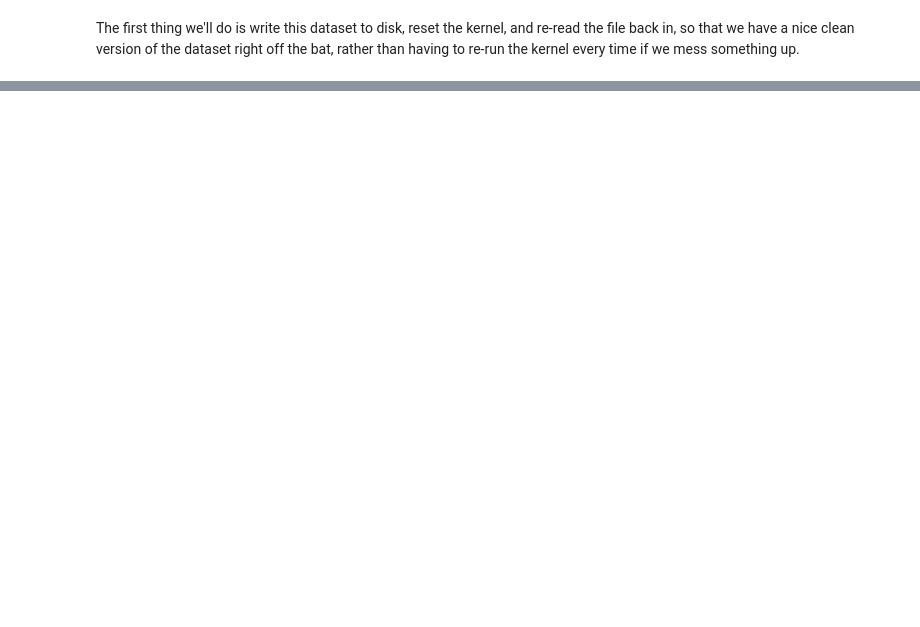
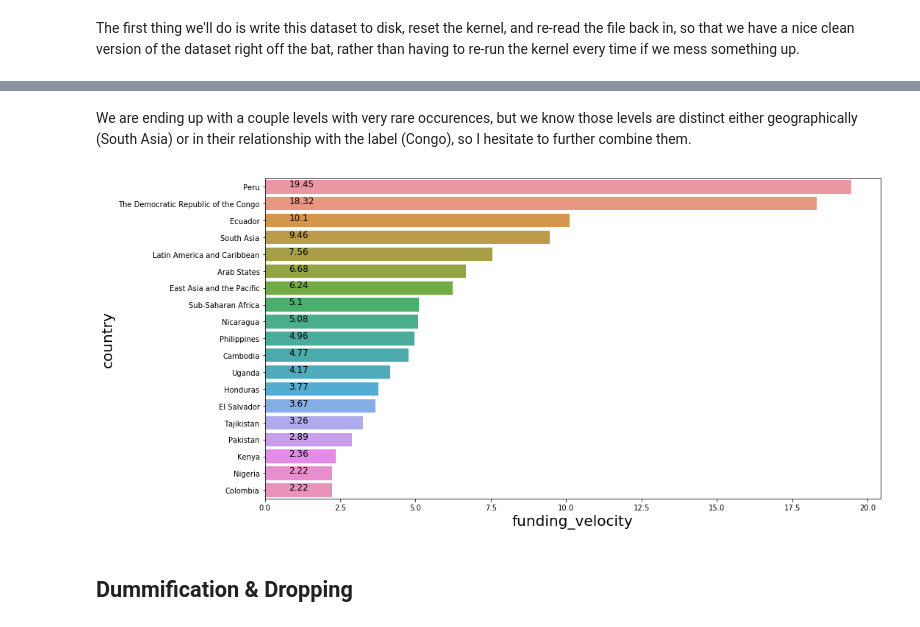
Before and after one commit to JCRaymond/ITCS_4156_FInal, a Jupyter notebook: Final Project.ipynb, the cells around one changed output, grey strips where cells are left out. Saved outputs shown, nothing was run; the diff lists cells and outputs as text; code cells hidden in the pictures; blank space fills up the shorter version.

```diff
--- a/Final Project.ipynb
+++ b/Final Project.ipynb
@@ -2761,0 +2944,3 @@ ValueError: labels ['id' 'funded_amount' 'activity' 'region' 'currency' 'posted_
+# %%
+themes = data.loan_theme_type.value_counts().index.values
+print(len(themes))
@@ -2761,0 +3029,12 @@ ValueError: labels ['id' 'funded_amount' 'activity' 'region' 'currency' 'posted_
+# %%
+insig_countries = []
+
+countries = data.country.value_counts().index.values
+
+for c in countries:
+    freq = len(data[data["country"] == c])
+    percent = (freq / total_instances)
+    if percent < alpha:
+        insig_countries.append(c)
+
+print(len(insig_countries))
@@ -2761,0 +3050,16 @@ ValueError: labels ['id' 'funded_amount' 'activity' 'region' 'currency' 'posted_
+# %%
+country_avgs = data.groupby(['country'])['funding_velocity'].mean()
+region_avgs = data.groupby(['world_region'])['funding_velocity'].mean()
+country_counts = data.country.value_counts()
+
+for country in insig_countries:
+    count = country_counts[country]
+    c_avg = country_avgs[country]
+    region = data[data["country"] == country]["world_region"].iloc[0]
+    r_avg = region_avgs[region]
+    if((abs(c_avg - r_avg) * count) > (total_instances * alpha * 2)):
+        print(country.upper() + " with average: " + str(c_avg))
+        print(region + ": " + str(r_avg))
+        print(count)
+        print()
+        insig_countries.remove(country)
@@ -2761,0 +3082,8 @@ ValueError: labels ['id' 'funded_amount' 'activity' 'region' 'currency' 'posted_
+# %%
+replacements = {}
+
+for country in insig_countries:
+    replacements[country] = data[data["country"] == country]["world_region"].iloc[0]
+
+data = data.replace({"country" : replacements})
+data.country.value_counts()
@@ -2761,0 +3111,8 @@ ValueError: labels ['id' 'funded_amount' 'activity' 'region' 'currency' 'posted_
+# %% [markdown]
+We are ending up with a couple levels with very rare occurences, but we know those levels are distinct either geographically (South Asia) or in their relationship with the label (Congo), so I hesitate to further combine them.
+# %%
+plot_categorical("country", dataset=data)
+# %% [output]
+[figure, added]
+# %% [markdown]
+## Dummification & Dropping
```
Also changed, not shown: parts of 125 cells of this notebook.
